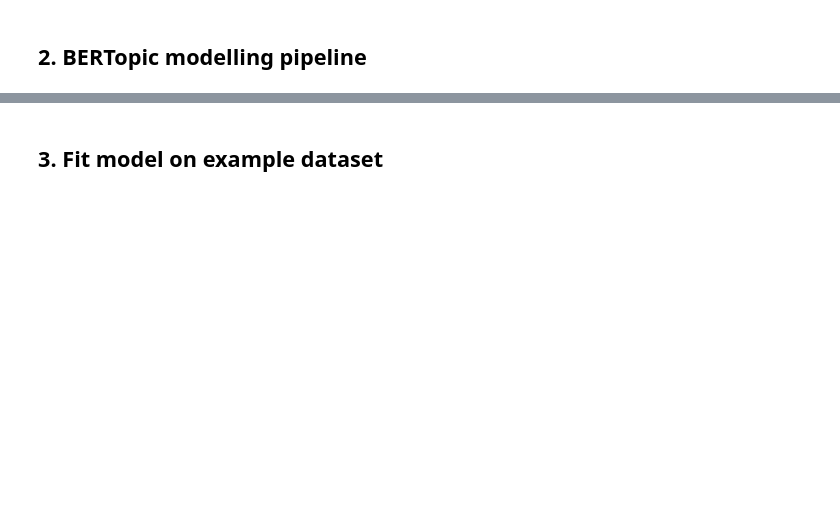
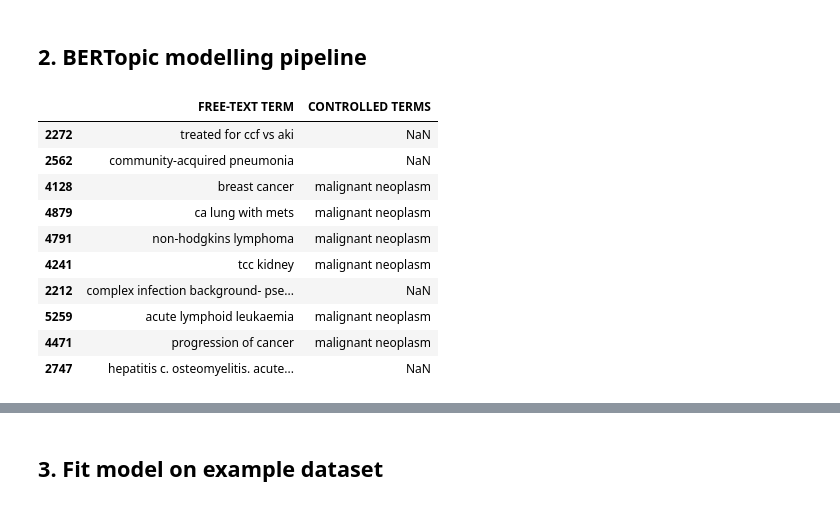
Before and after one commit to ed-phillips/VERTEX-AI, a Jupyter notebook: notebooks/CHI-31-freetext-clustering-poc.ipynb, the cells around one changed output, grey strips where cells are left out. Saved outputs shown, nothing was run; the diff lists cells and outputs as text; code cells hidden in the pictures; blank space fills up the shorter version.

```diff
--- a/notebooks/CHI-31-freetext-clustering-poc.ipynb
+++ b/notebooks/CHI-31-freetext-clustering-poc.ipynb
@@ -83,0 +96,14 @@ docs = d_icd_diagnoses_df.loc[:1000, 'long_title']
+# %%
+data_df.sample(10)
+# %% [output]
+|  | FREE-TEXT TERM | CONTROLLED TERMS |
+| 2272 | treated for ccf vs aki | NaN |
+| 2562 | community-acquired pneumonia | NaN |
+| 4128 | breast cancer | malignant neoplasm |
+| 4879 | ca lung with mets | malignant neoplasm |
+| 4791 | non-hodgkins lymphoma | malignant neoplasm |
+| 4241 | tcc kidney | malignant neoplasm |
+| 2212 | complex infection background- pse... | NaN |
+| 5259 | acute lymphoid leukaemia | malignant neoplasm |
+| 4471 | progression of cancer | malignant neoplasm |
+| 2747 | hepatitis c. osteomyelitis. acute... | NaN |
```
Also changed, not shown: parts of 19 cells of this notebook.
